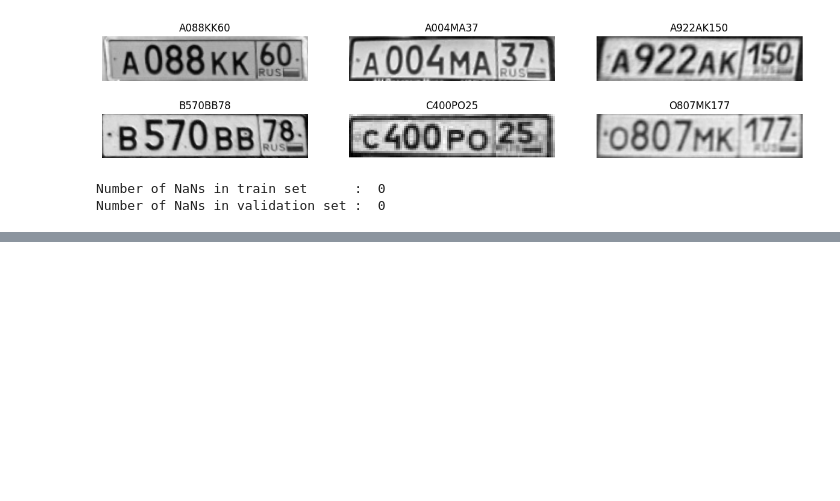
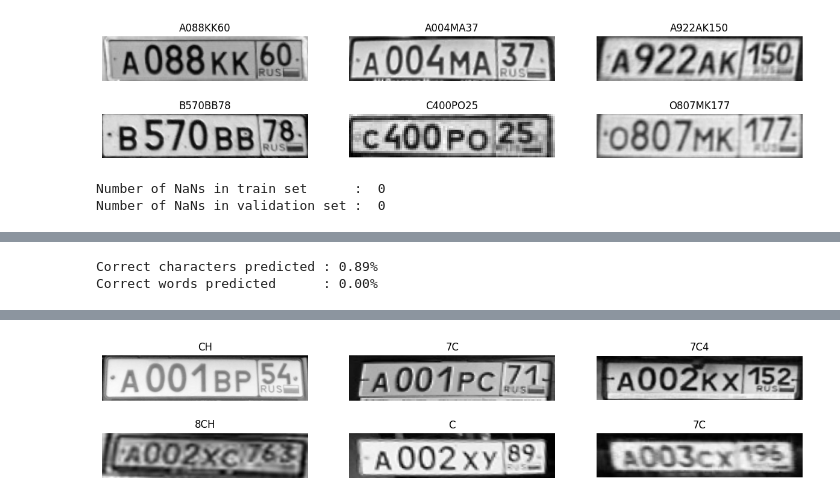
Before and after one commit to gefest0v/ocr, a Jupyter notebook: final.ipynb, the cells around one changed output, grey strips where cells are left out. Saved outputs shown, nothing was run; the diff lists cells and outputs as text; code cells hidden in the pictures; blank space fills up the shorter version.

```diff
--- a/final.ipynb
+++ b/final.ipynb
@@ -125,7 +123,7 @@ for i in range(valid_size):
 train_x = np.array(train_x).reshape(-1, 256, 64, 1)
 valid_x = np.array(valid_x).reshape(-1, 256, 64, 1)
 # %%
-alphabets = u"ABCDEFGHIJKLMNOPQRSTUVWXYZ-' "
+alphabets = u"ABEKMHOPCTEX1234567890"
 max_str_len = 24 # max length of input labels
 num_of_characters = len(alphabets) + 1 # +1 for ctc pseudo blank
 num_of_timestamps = 64 # max length of predicted labels
@@ -289,6 +287,9 @@ for i in range(valid_size):
 
 print('Correct characters predicted : %.2f%%' %(correct_char*100/total_char))
 print('Correct words predicted      : %.2f%%' %(correct*100/valid_size))
+# %% [output]
+Correct characters predicted : 0.89%
+Correct words predicted      : 0.00%
 # %%
 # Путь к папке с JSON файлами
 json_folder = r'C:\Users\MSI_KATANA\Desktop\neuro\autoriaNumberplateOcrRu-2021-09-01\test\ann'
@@ -318,7 +319,7 @@ test = pd.read_csv(r'C:\Users\MSI_KATANA\Desktop\neuro\autoriaNumberplateOcrRu-2
 plt.figure(figsize=(15, 10))
 for i in range(6):
     ax = plt.subplot(2, 3, i+1)
-    img_dir = 'C:\\Users\\MSI_KATANA\\Desktop\\neuro\\autoriaNumberplateOcrRu-2021-09-01\\test\\img'+test.loc[i, 'FILENAME']
+    img_dir = 'C:\\Users\\MSI_KATANA\\Desktop\\neuro\\autoriaNumberplateOcrRu-2021-09-01\\test\\img\\'+test.loc[i, 'FILENAME']
     image = cv2.imread(img_dir, cv2.IMREAD_GRAYSCALE)
     plt.imshow(image, cmap='gray')
 
@@ -331,3 +332,4 @@ for i in range(6):
     plt.axis('off')
 
 plt.subplots_adjust(wspace=0.2, hspace=-0.8)
+# %% [output]
@@ -333,0 +342 @@ plt.subplots_adjust(wspace=0.2, hspace=-0.8)
+[figure, added]
```
Also changed, not shown: parts of 7 cells of this notebook.
